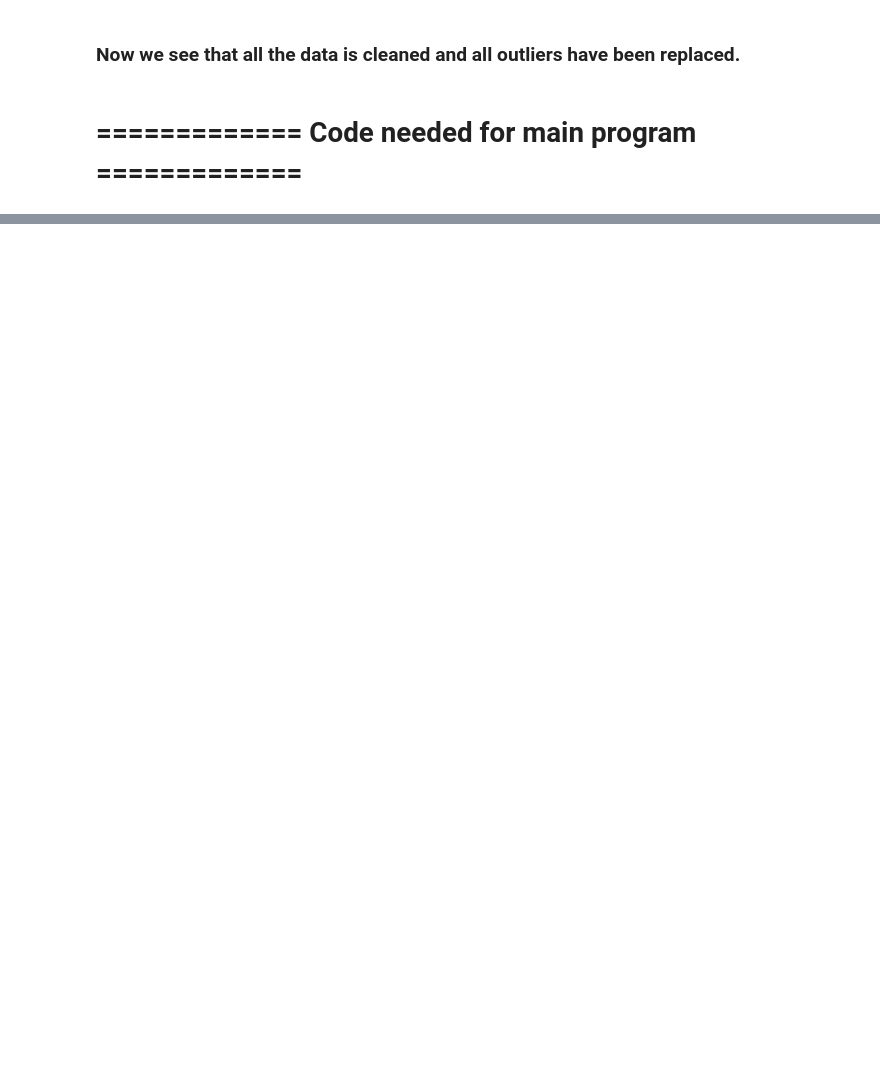
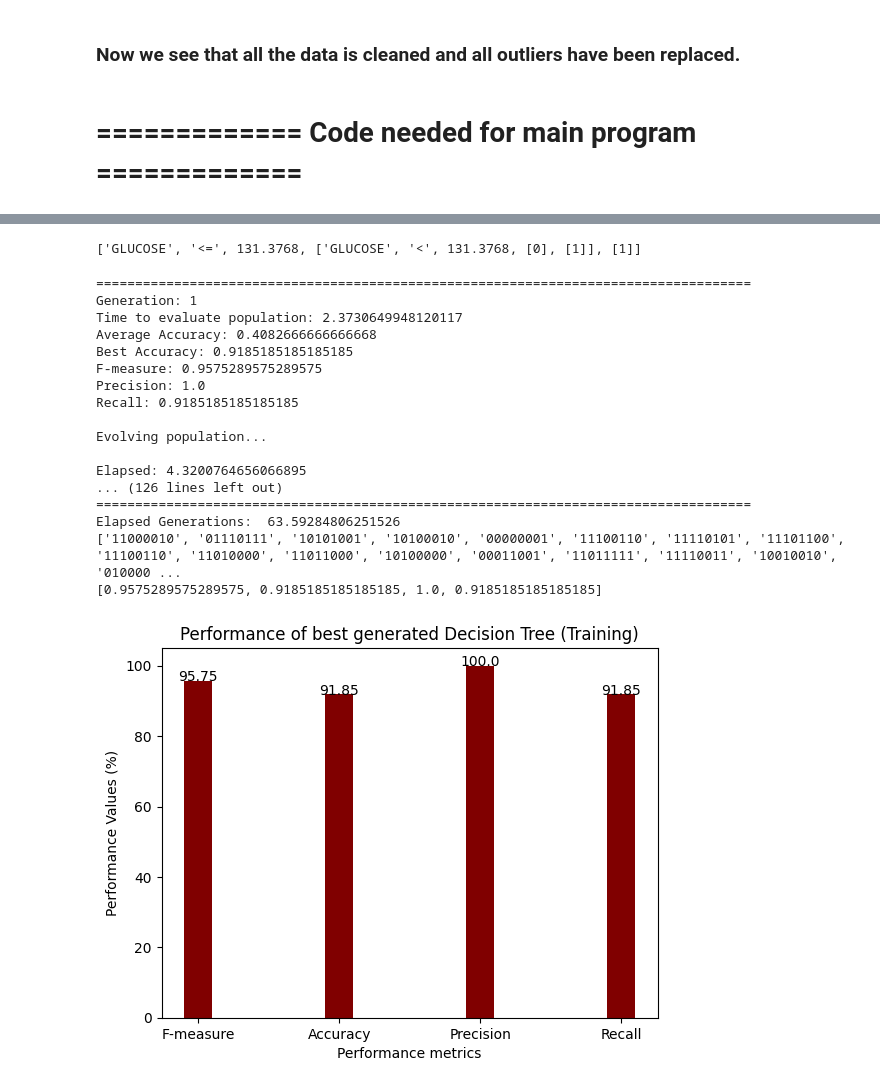
Before and after one commit to JsteReubsSoftware/COS710-Assignment3-GE, a Jupyter notebook: cos710-assignment3-ge.ipynb, the cells around one changed output, grey strips where cells are left out. Saved outputs shown, nothing was run; the diff lists cells and outputs as text; code cells hidden in the pictures; blank space fills up the shorter version.

```diff
--- a/cos710-assignment3-ge.ipynb
+++ b/cos710-assignment3-ge.ipynb
@@ -687,7 +663,7 @@ def evolve_population(s, initial_population, fitness_values, tourney_size, cross
     random.seed(s)
     return build_individual(initial_population, fitness_values, tourney_size, crossover_rate, mutation_rate, X_train, Y_train, features, S_rule, F_rule, Op_rule, Child_rule, max_depth)
 
-def run_GE_program(X_train, Y_train, generations, population_size, max_depth, chromosome_min_limit, chromosome_max_limit, tourney_size, mutation_rate, crossover_rate, seed, source_population=None):
+def run_GE_program(X_train, Y_train, generations, population_size, max_depth, chromosome_min_limit, chromosome_max_limit, tourney_size, mutation_rate, crossover_rate, seed, source_individual=None):
     # ensure we are using a fixed global seed
     random.seed(seed)
     cores = os.cpu_count()-1
@@ -736,13 +712,15 @@ def run_GE_program(X_train, Y_train, generations, population_size, max_depth, ch
 #         initial_population = pool.starmap(generate_individual, args)
 #     pool.join()
 
-    transferred_tree = None
-    if source_population is not None:
-        transferred_tree = source_population.copy()
-
     # generate initial population
     for _ in range(population_size):
-        chromosome = generate_chromosome(chromosome_min_limit, chromosome_max_limit, transferred_tree)
+        # if we apply transfer learning then each target domain's population takes the source input as a starting point
+        transferred_individual = None
+        if source_individual:
+            size = len(source_individual)
+            transferred_individual = source_individual[:size//2].copy()
+        chromosome = generate_chromosome(chromosome_min_limit, chromosome_max_limit, transferred_individual)
+
         initial_population.append(chromosome)
 
     # Start evolutionary process
@@ -829,7 +807,6 @@ def run_GE_program(X_train, Y_train, generations, population_size, max_depth, ch
         # Actual evolutionary phase - crossover, mutation
         # =======================================================
         # perform reproduction by copying best individual over to next generation
-        print(best_individual)
         new_population = [best_individual.copy()]
 
         print(f"\n{bcolors.ANSI_BOLD}{bcolors.ANSI_CYAN}Evolving population...{bcolors.ANSI_RESET}") # print new line
@@ -970,0 +950,57 @@ Elapsed Generations:  0.04148721694946289
+# %%
+# create expression rules
+S_rule, F_rule, Op_rule, Child_rule = setupRules(X_train)
+arr_tree, str_tree = mapChromosomeToTree(X_train, source_individual_best, S_rule, F_rule, Op_rule, Child_rule, max_depth)
+print(arr_tree)
+# %% [output]
+['GLUCOSE', '<=', 131.3768, ['GLUCOSE', '<', 131.3768, [0], [1]], [1]]
+# %%
+random.seed(2323)
+# run source dataset - training
+data_clean = target_one_data_clean[:900]
+population_size = 50
+max_depth=5
+generations = 10
+chromosome_min_limit = 8
+chromosome_max_limit = 20 # number of codons that are allowed in one chromosome
+tourney_size = 3
+mutation_rate = 0.1
+crossover_rate = 0.87
+params = [generations, population_size, max_depth, chromosome_min_limit, chromosome_max_limit, tourney_size, mutation_rate, crossover_rate]
+file_name = "target1_seed_results_training_learning.txt"
+
+best_run = train_program(data_clean, params, file_name, target_one_data_results['with_learning'], source_individual=source_individual_best)
+
+# test target one dataset - without learning
+trained_individual = best_run[1]
+file_name = "target1_seed_results_testing_learning.txt"
+# test_program(target_one_data_results['with_learning'], data_clean, trained_individual, file_name)
+
+# folder_path = 'results'
+
+# for file in os.listdir('/kaggle/working/' + folder_path):
+#     display(HTML('<a href=' + folder_path + '/' + file + '>' + file + '</a>'))
+
+
+# ====================================================================================================
+# ['11000010', '01110111', '10101001', '10100010', '00000001', '10001111', '10010011', '10000001', '10111111', '00010111', '10001000']
+# ====================================================================================================
+# %% [output]
+====================================================================================
+Generation: 1
+Time to evaluate population: 2.3730649948120117
+Average Accuracy: 0.4082666666666668
+Best Accuracy: 0.9185185185185185
+F-measure: 0.9575289575289575
+Precision: 1.0
+Recall: 0.9185185185185185
+
+Evolving population...
+
+Elapsed: 4.3200764656066895
+... (126 lines left out)
+====================================================================================
+Elapsed Generations:  63.59284806251526
+['11000010', '01110111', '10101001', '10100010', '00000001', '11100110', '11110101', '11101100', '11100110', '11010000', '11011000', '10100000', '00011001', '11011111', '11110011', '10010010', '010000 ...
+[0.9575289575289575, 0.9185185185185185, 1.0, 0.9185185185185185]
+[figure, added]
```
Also changed, not shown: parts of 13 cells of this notebook.
